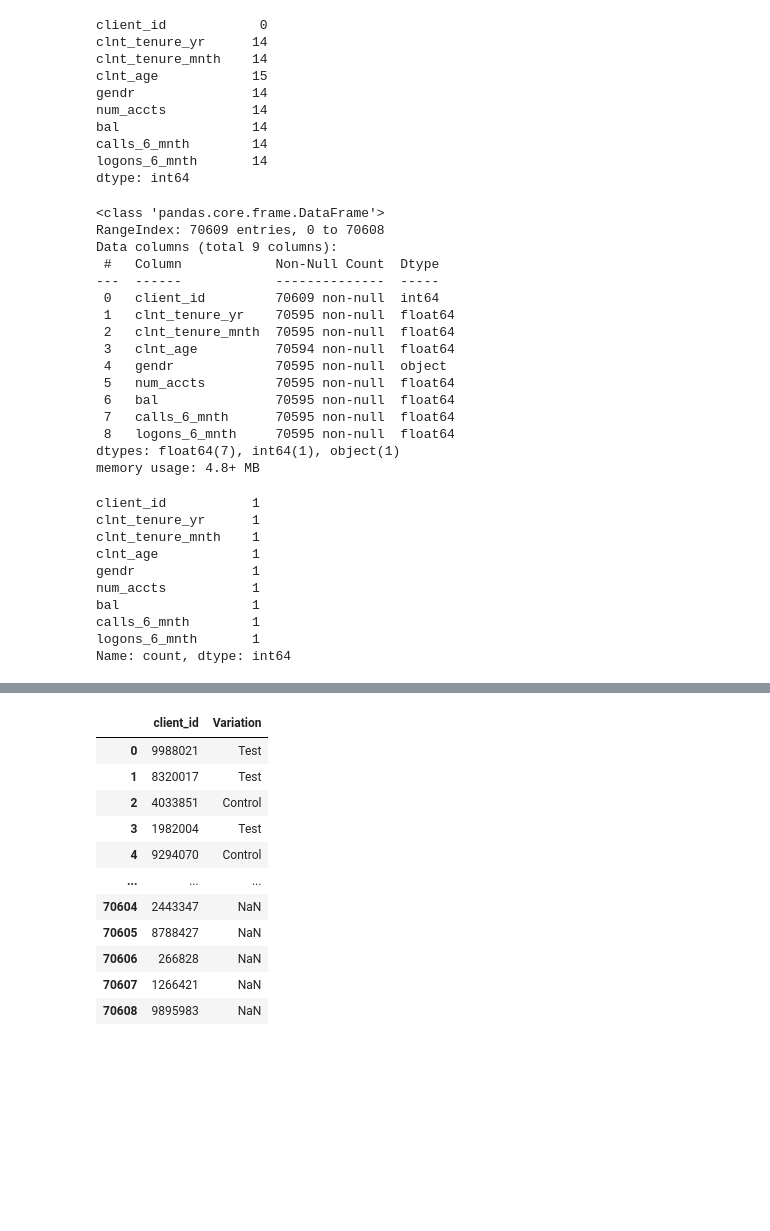
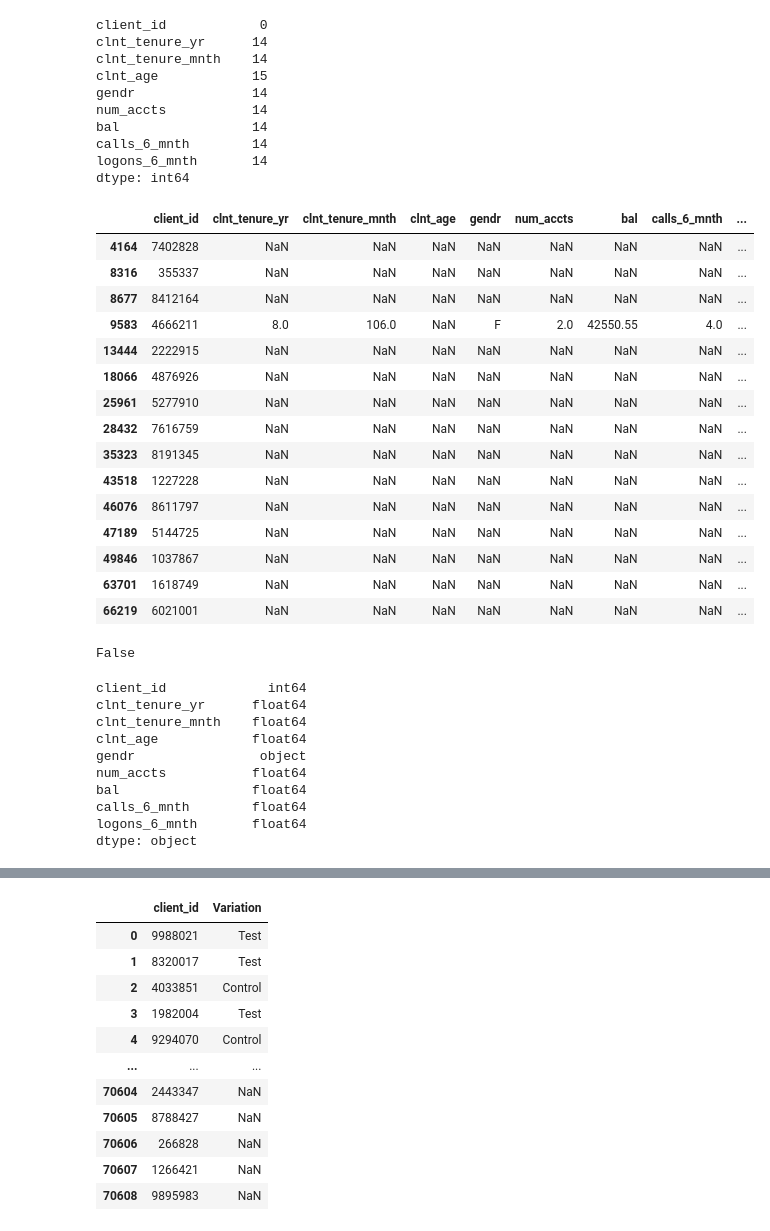
Before and after one commit to RubenLallave/Vanguard_Project, a Jupyter notebook: Vanguard_Project.ipynb, the cells around one changed output, grey strips where cells are left out. Cells and saved outputs as stored; diff of their text form; code cells hidden in the pictures; blank space fills up the shorter version.

Commit message:
cleaned final demo and final experiment

```diff
--- a/Vanguard_Project.ipynb
+++ b/Vanguard_Project.ipynb
@@ -1,7 +1,7 @@
 # %%
 import pandas as pd
 
-df_final_demo = pd.read_csv('./df_final_demo.txt')
+df_final_demo = pd.read_csv('https://raw.githubusercontent.com/data-bootcamp-v4/lessons/refs/heads/main/5_6_eda_inf_stats_tableau/project/files_for_project/df_final_demo.txt')
 df_final_demo
 # %% [output]
 |  | client_id | clnt_tenure_yr | clnt_tenure_mnth | clnt_age | gendr | num_accts | bal | calls_6_mnth | ... |
@@ -30,35 +30,43 @@ bal                 14
 calls_6_mnth        14
 logons_6_mnth       14
 dtype: int64
+# %%
+df_final_demo[df_final_demo.isnull().any(axis=1)]
+# %% [output]
+|  | client_id | clnt_tenure_yr | clnt_tenure_mnth | clnt_age | gendr | num_accts | bal | calls_6_mnth | ... |
+| 4164 | 7402828 | NaN | NaN | NaN | NaN | NaN | NaN | NaN | ... |
+| 8316 | 355337 | NaN | NaN | NaN | NaN | NaN | NaN | NaN | ... |
+| 8677 | 8412164 | NaN | NaN | NaN | NaN | NaN | NaN | NaN | ... |
+| 9583 | 4666211 | 8.0 | 106.0 | NaN | F | 2.0 | 42550.55 | 4.0 | ... |
+| 13444 | 2222915 | NaN | NaN | NaN | NaN | NaN | NaN | NaN | ... |
+| 18066 | 4876926 | NaN | NaN | NaN | NaN | NaN | NaN | NaN | ... |
+| 25961 | 5277910 | NaN | NaN | NaN | NaN | NaN | NaN | NaN | ... |
+| 28432 | 7616759 | NaN | NaN | NaN | NaN | NaN | NaN | NaN | ... |
+| 35323 | 8191345 | NaN | NaN | NaN | NaN | NaN | NaN | NaN | ... |
+| 43518 | 1227228 | NaN | NaN | NaN | NaN | NaN | NaN | NaN | ... |
+| 46076 | 8611797 | NaN | NaN | NaN | NaN | NaN | NaN | NaN | ... |
+| 47189 | 5144725 | NaN | NaN | NaN | NaN | NaN | NaN | NaN | ... |
+| 49846 | 1037867 | NaN | NaN | NaN | NaN | NaN | NaN | NaN | ... |
+| 63701 | 1618749 | NaN | NaN | NaN | NaN | NaN | NaN | NaN | ... |
+| 66219 | 6021001 | NaN | NaN | NaN | NaN | NaN | NaN | NaN | ... |
+# %%
+# Drop all the 15 rows with null values
+df_final_demo = df_final_demo.dropna()
+#df.dropna(how='all').tail() if required the row 9583
+
+df_final_demo["client_id"].duplicated().any()
+# %% [output]
+False
 # %%
-df_final_demo.info()
+df_final_demo.dtypes
 # %% [output]
-<class 'pandas.core.frame.DataFrame'>
-RangeIndex: 70609 entries, 0 to 70608
-Data columns (total 9 columns):
- #   Column            Non-Null Count  Dtype
----  ------            --------------  -----
- 0   client_id         70609 non-null  int64
- 1   clnt_tenure_yr    70595 non-null  float64
- 2   clnt_tenure_mnth  70595 non-null  float64
- 3   clnt_age          70594 non-null  float64
- 4   gendr             70595 non-null  object
- 5   num_accts         70595 non-null  float64
- 6   bal               70595 non-null  float64
- 7   calls_6_mnth      70595 non-null  float64
- 8   logons_6_mnth     70595 non-null  float64
-dtypes: float64(7), int64(1), object(1)
-memory usage: 4.8+ MB
+client_id             int64
+clnt_tenure_yr      float64
+clnt_tenure_mnth    float64
+clnt_age            float64
+gendr                object
+num_accts           float64
+bal                 float64
+calls_6_mnth        float64
+logons_6_mnth       float64
+dtype: object
-# %%
-df_final_demo.columns.value_counts()
-# %% [output]
-client_id           1
-clnt_tenure_yr      1
-clnt_tenure_mnth    1
-clnt_age            1
-gendr               1
-num_accts           1
-bal                 1
-calls_6_mnth        1
-logons_6_mnth       1
-Name: count, dtype: int64
```
Also changed, not shown: parts of 10 cells of this notebook.
